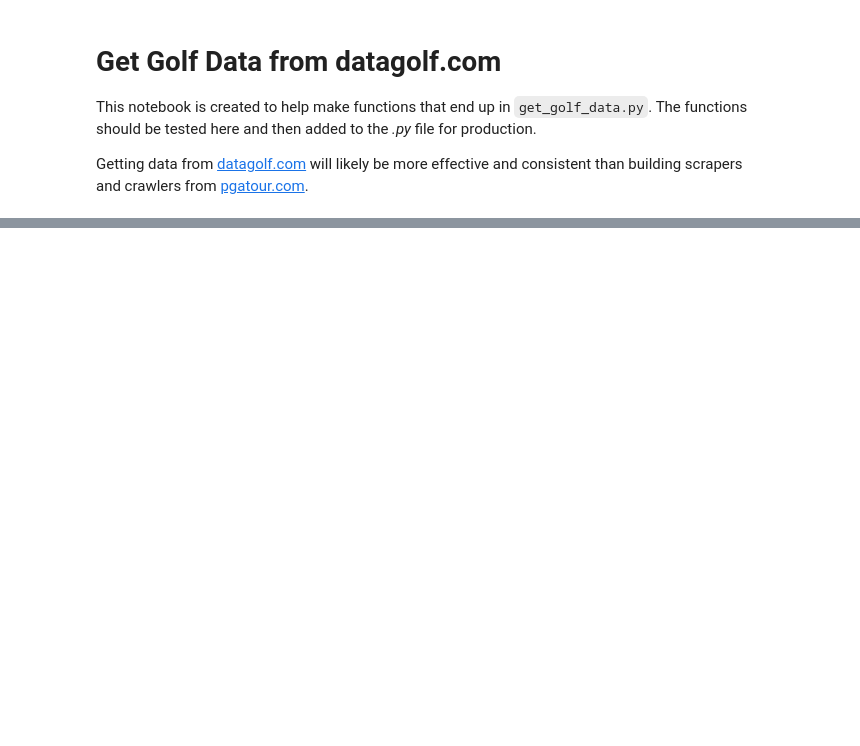
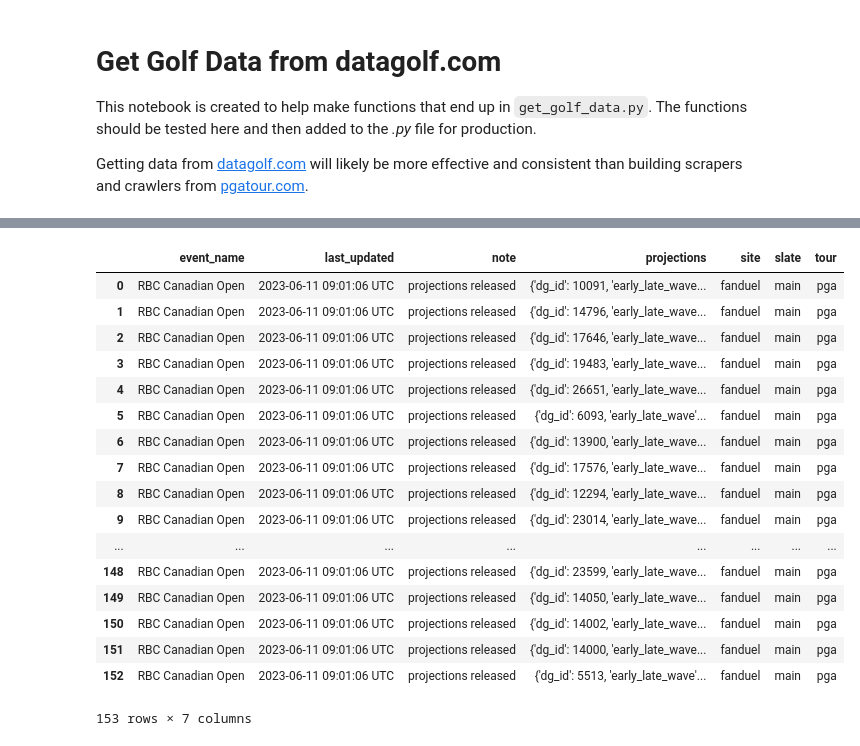
Before and after one commit to jbaviation/data-golf, a Jupyter notebook: get_data.ipynb, the cells around one changed output, grey strips where cells are left out. Saved outputs shown, nothing was run; the diff lists cells and outputs as text; code cells hidden in the pictures; blank space fills up the shorter version.

```diff
--- a/get_data.ipynb
+++ b/get_data.ipynb
@@ -43,7 +43,13 @@ test
 # %%
-params = {'key': dg.api_key, 'file_format': 'csv', 'year': 2021}
-endpt = 'https://feeds.datagolf.com/preds/pre-tournament-archive'
+params = {'key': dg.api_key,
+    'tour': 'pga',
+    'site': 'fanduel',
+    'slate': 'main',
+    'file_format': 'json'
+}
+endpt = 'https://feeds.datagolf.com/preds/fantasy-projection-defaults'
 
 r = requests.get(endpt, params=params)
-csv_list = [row.split(',') for row in r.content.decode("utf-8").split('\n')]
-df = pd.DataFrame(csv_list[1:], columns=csv_list[0])
+
+# csv_list = [row.split(',') for row in r.content.decode("utf-8").split('\n')]
+# df = pd.DataFrame(csv_list[1:], columns=csv_list[0])
@@ -53,0 +56,21 @@ df
+# %%
+pd.DataFrame(r.json())
+# %% [output]
+|  | event_name | last_updated | note | projections | site | slate | tour |
+| 0 | RBC Canadian Open | 2023-06-11 09:01:06 UTC | projections released | {'dg_id': 10091, 'early_late_wave... | fanduel | main | pga |
+| 1 | RBC Canadian Open | 2023-06-11 09:01:06 UTC | projections released | {'dg_id': 14796, 'early_late_wave... | fanduel | main | pga |
+| 2 | RBC Canadian Open | 2023-06-11 09:01:06 UTC | projections released | {'dg_id': 17646, 'early_late_wave... | fanduel | main | pga |
+| 3 | RBC Canadian Open | 2023-06-11 09:01:06 UTC | projections released | {'dg_id': 19483, 'early_late_wave... | fanduel | main | pga |
+| 4 | RBC Canadian Open | 2023-06-11 09:01:06 UTC | projections released | {'dg_id': 26651, 'early_late_wave... | fanduel | main | pga |
+| 5 | RBC Canadian Open | 2023-06-11 09:01:06 UTC | projections released | {'dg_id': 6093, 'early_late_wave'... | fanduel | main | pga |
+| 6 | RBC Canadian Open | 2023-06-11 09:01:06 UTC | projections released | {'dg_id': 13900, 'early_late_wave... | fanduel | main | pga |
+| 7 | RBC Canadian Open | 2023-06-11 09:01:06 UTC | projections released | {'dg_id': 17576, 'early_late_wave... | fanduel | main | pga |
+| 8 | RBC Canadian Open | 2023-06-11 09:01:06 UTC | projections released | {'dg_id': 12294, 'early_late_wave... | fanduel | main | pga |
+| 9 | RBC Canadian Open | 2023-06-11 09:01:06 UTC | projections released | {'dg_id': 23014, 'early_late_wave... | fanduel | main | pga |
+| ... | ... | ... | ... | ... | ... | ... | ... |
+| 148 | RBC Canadian Open | 2023-06-11 09:01:06 UTC | projections released | {'dg_id': 23599, 'early_late_wave... | fanduel | main | pga |
+| 149 | RBC Canadian Open | 2023-06-11 09:01:06 UTC | projections released | {'dg_id': 14050, 'early_late_wave... | fanduel | main | pga |
+| 150 | RBC Canadian Open | 2023-06-11 09:01:06 UTC | projections released | {'dg_id': 14002, 'early_late_wave... | fanduel | main | pga |
+| 151 | RBC Canadian Open | 2023-06-11 09:01:06 UTC | projections released | {'dg_id': 14000, 'early_late_wave... | fanduel | main | pga |
+| 152 | RBC Canadian Open | 2023-06-11 09:01:06 UTC | projections released | {'dg_id': 5513, 'early_late_wave'... | fanduel | main | pga |
+153 rows × 7 columns
```
Also changed, not shown: parts of 2 cells of this notebook, 2 other files.
